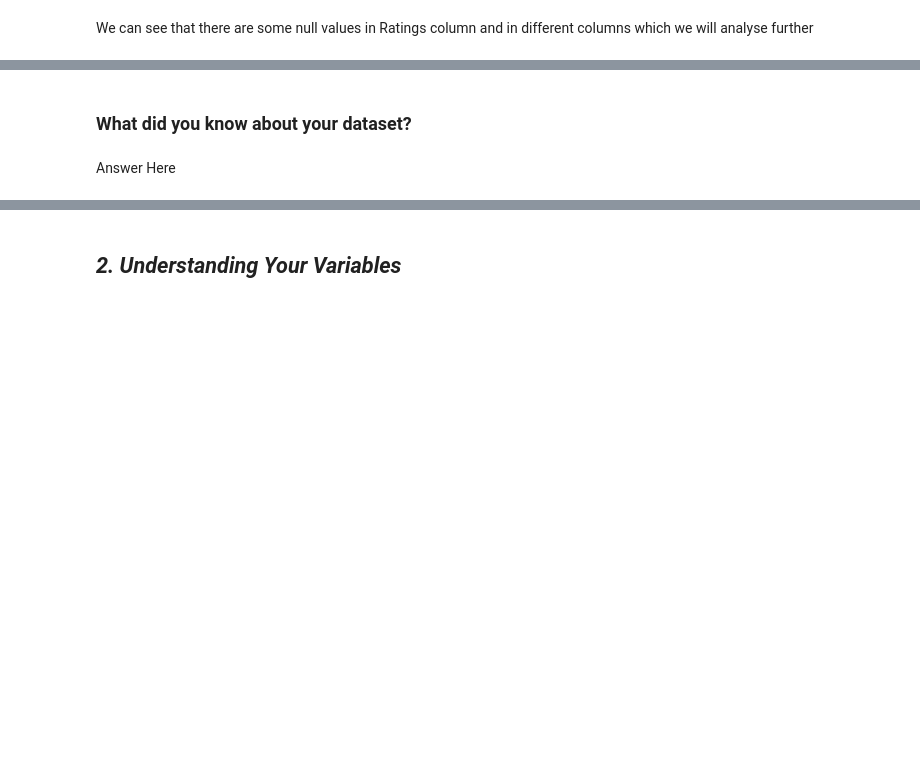
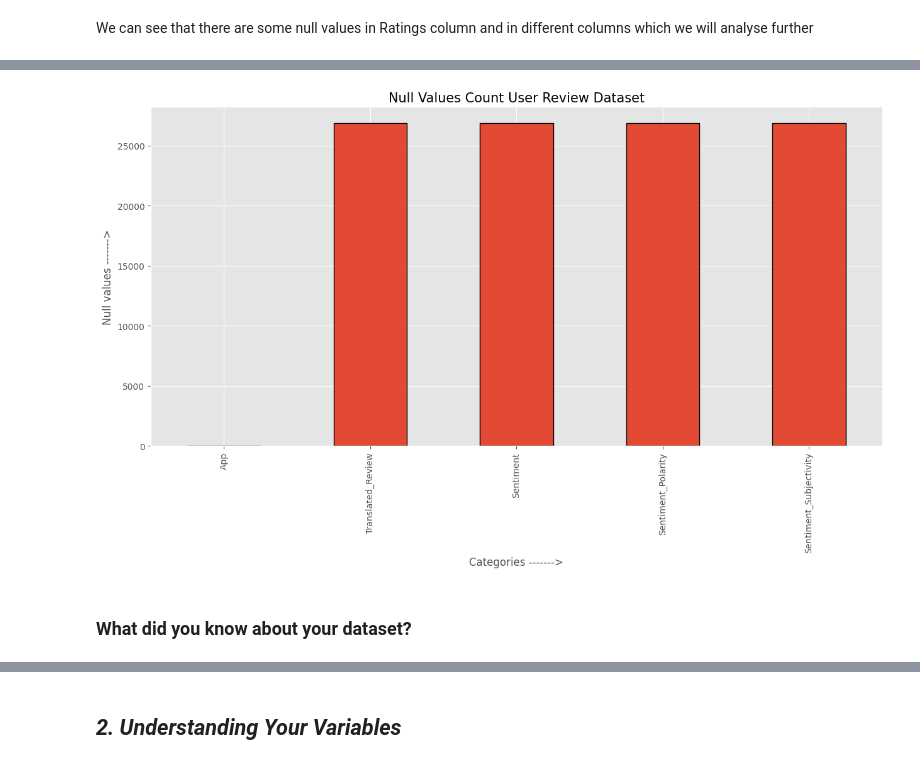
Before and after one commit to Abhinavyadav12827/Play-store-app-review-Exploratary-Data-Analysis, a Jupyter notebook: Abhinav_EDA_Notebook.ipynb, the cells around one changed output, grey strips where cells are left out. Saved outputs shown, nothing was run; the diff lists cells and outputs as text; code cells hidden in the pictures; blank space fills up the shorter version.

```diff
--- a/Abhinav_EDA_Notebook.ipynb
+++ b/Abhinav_EDA_Notebook.ipynb
@@ -291,4 +321,13 @@ plt.show()
+# %%
+# Visualizing the missing values
+
+plt.style.use('ggplot')
+trends = null1.plot.bar(figsize= (15,7) , linewidth = 1 , edgecolor = 'black')
+trends.set_title('Null Values Count User Review Dataset',fontsize = 15)
+trends.set_xlabel('Categories ------->',fontsize =12)
+trends.set_ylabel('Null values ------->',fontsize =12)
+plt.show()
+# %% [output]
+[figure, added]
 # %% [markdown]
 ### What did you know about your dataset?
-# %% [markdown]
-Answer Here
```
Also changed, not shown: parts of 30 cells of this notebook.
